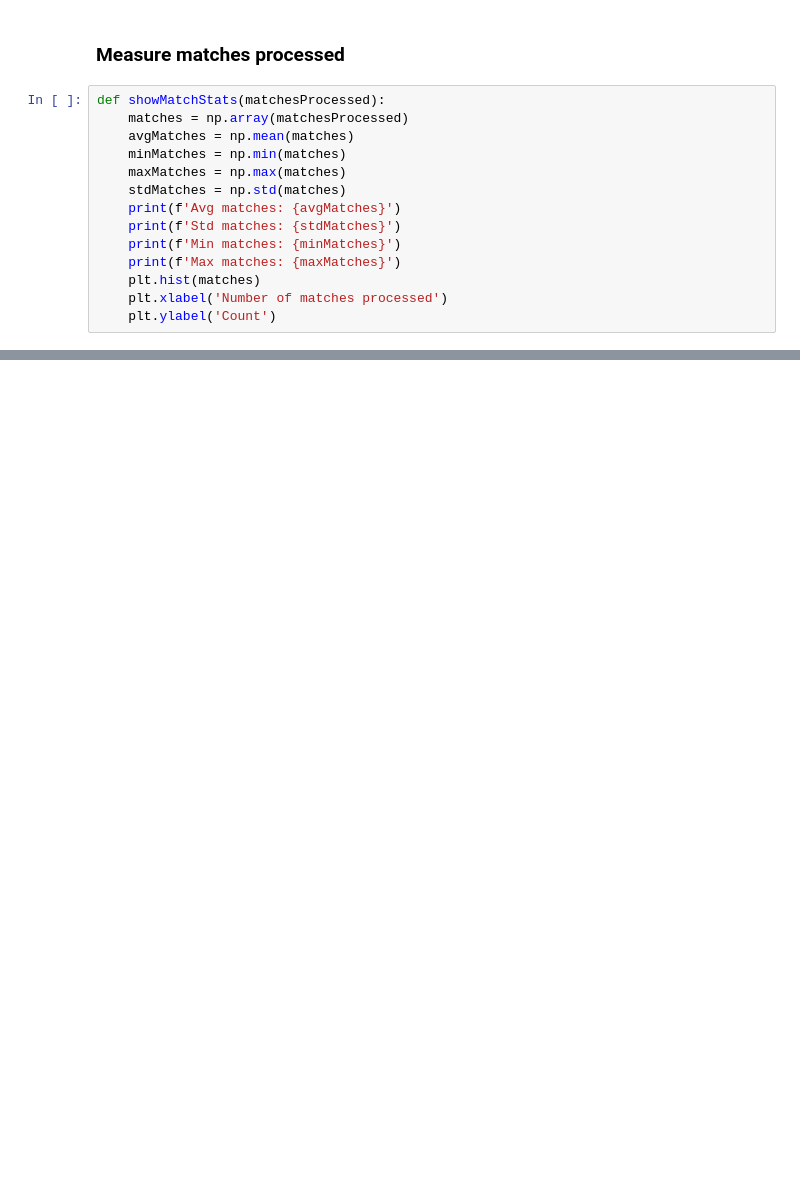
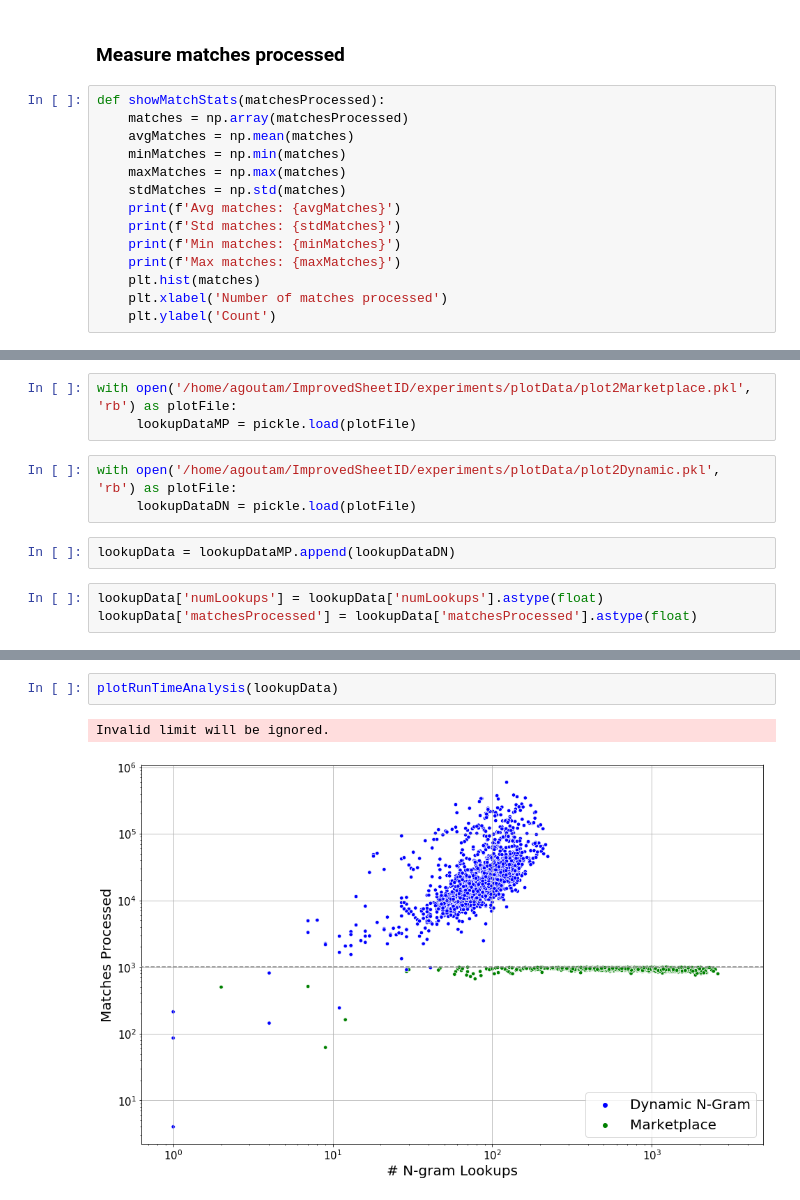
Before and after one commit to HMC-MIR/ImprovedSheetID, a Jupyter notebook: 05_evaluate.ipynb, the cells around one changed output, grey strips where cells are left out. Cells and saved outputs as stored; diff of their text form; blank space fills up the shorter version.

```diff
--- a/05_evaluate.ipynb
+++ b/05_evaluate.ipynb
@@ -198,0 +408,11 @@ showMatchStats(matches_processed)
+# %%
+with open('/home/agoutam/ImprovedSheetID/experiments/plotData/plot2Marketplace.pkl', 'rb') as plotFile:
+     lookupDataMP = pickle.load(plotFile)
+# %%
+with open('/home/agoutam/ImprovedSheetID/experiments/plotData/plot2Dynamic.pkl', 'rb') as plotFile:
+     lookupDataDN = pickle.load(plotFile)
+# %%
+lookupData = lookupDataMP.append(lookupDataDN)
+# %%
+lookupData['numLookups'] = lookupData['numLookups'].astype(float)
+lookupData['matchesProcessed'] = lookupData['matchesProcessed'].astype(float)
@@ -198,0 +492,5 @@ showMatchStats(matches_processed)
+# %%
+plotRunTimeAnalysis(lookupData)
+# %% [output]
+Invalid limit will be ignored.
+[figure, added]
```
Also changed, not shown: parts of 115 cells of this notebook.
